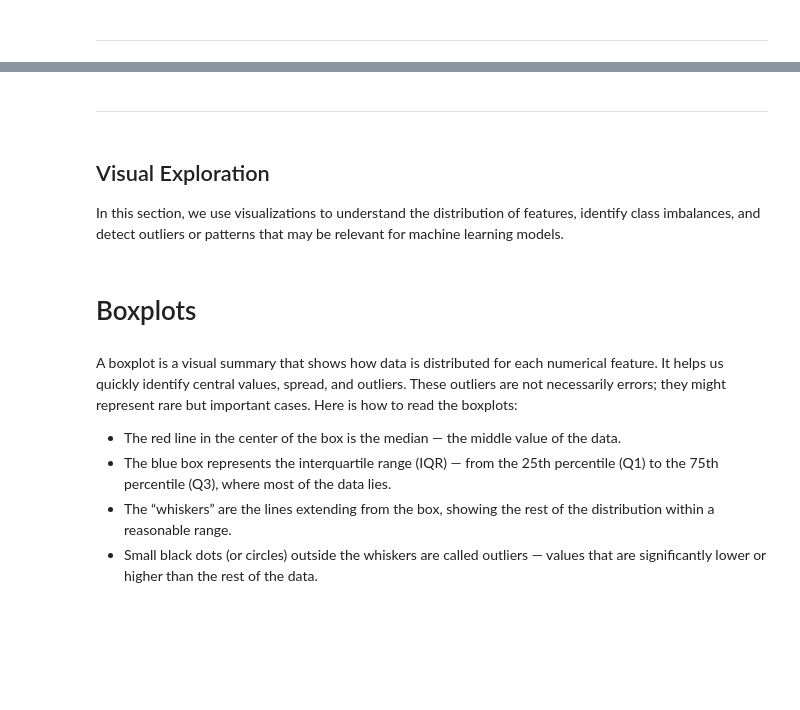
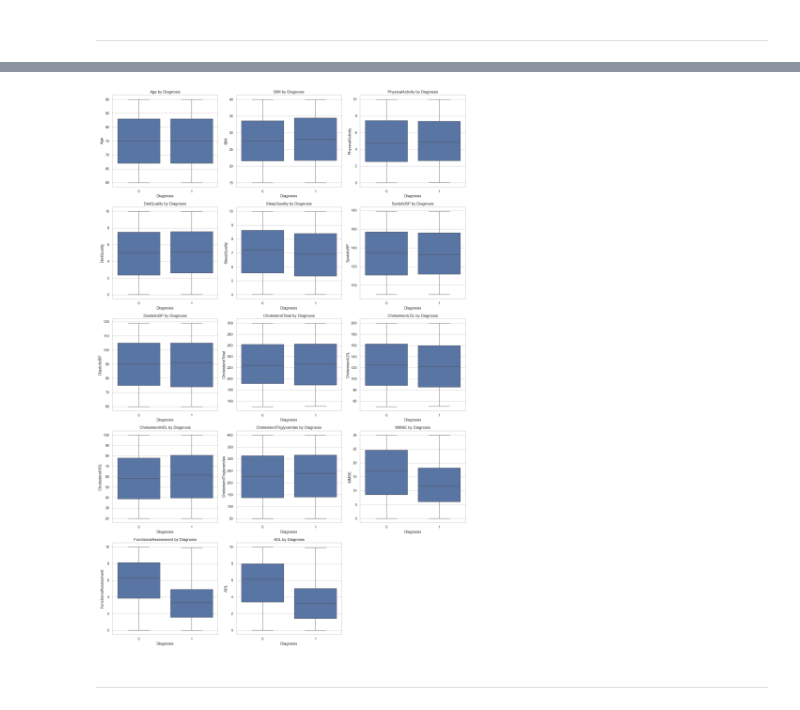
Before and after one commit to FeliciaFavrholdt/BI_EXAM, a Jupyter notebook: Analysis/notebooks/03_Exploratory_Data_Analysis.ipynb, the cells around one changed output, grey strips where cells are left out. Cells and saved outputs as stored; diff of their text form; code cells hidden in the pictures; blank space fills up the shorter version.

```diff
--- a/Analysis/notebooks/03_Exploratory_Data_Analysis.ipynb
+++ b/Analysis/notebooks/03_Exploratory_Data_Analysis.ipynb
@@ -121,15 +201,15 @@ Loaded data from ../data/alzheimers_disease_raw_data.csv with shape (2149, 35)
+# %%
+plt.figure(figsize=(16, 24))
+for idx, feature in enumerate(continuous_features):
+    plt.subplot(5, 3, idx + 1)
+    sns.boxplot(data=df, x="Diagnosis", y=feature)
+    plt.title(f"{feature} by Diagnosis")
+    plt.xlabel("Diagnosis")
+    plt.ylabel(feature)
+
+plt.tight_layout()
+plt.show()
+# %% [output]
+[figure, added]
 # %% [markdown]
 --------------
-# %% [markdown]
-## Visual Exploration
-In this section, we use visualizations to understand the distribution of features, identify class imbalances, and detect outliers or patterns that may be relevant for machine learning models.
-# %% [markdown]
-# Boxplots
-# %% [markdown]
-A boxplot is a visual summary that shows how data is distributed for each numerical feature. It helps us quickly identify central values, spread, and outliers.
-These outliers are not necessarily errors; they might represent rare but important cases. Here is how to read the boxplots:
-
-- The red line in the center of the box is the median — the middle value of the data.
-- The blue box represents the interquartile range (IQR) — from the 25th percentile (Q1) to the 75th percentile (Q3), where most of the data lies.
-- The “whiskers” are the lines extending from the box, showing the rest of the distribution within a reasonable range.
-- Small black dots (or circles) outside the whiskers are called outliers — values that are significantly lower or higher than the rest of the data.
```
Also changed, not shown: parts of 19 cells of this notebook, 2 other files.
